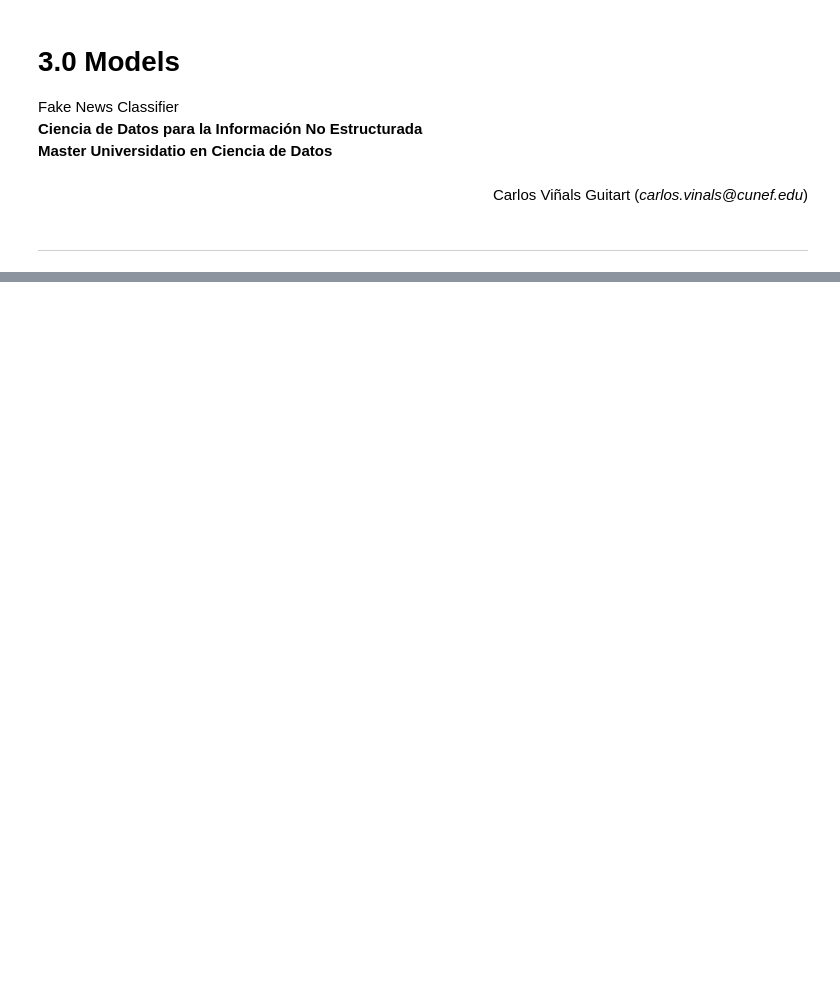
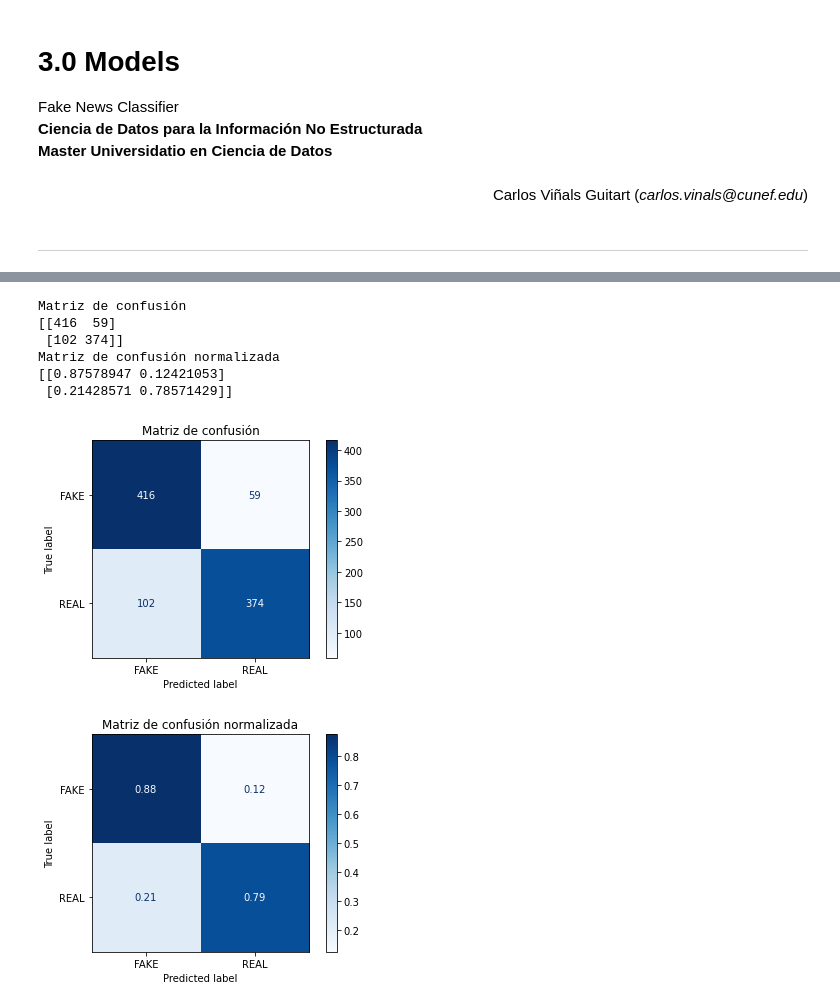
Before and after one commit to carviagu/fake_news_classifier_model, a Jupyter notebook: notebooks/3.0-cvg-modelling.ipynb, the cells around one changed output, grey strips where cells are left out. Saved outputs shown, nothing was run; the diff lists cells and outputs as text; code cells hidden in the pictures; blank space fills up the shorter version.

```diff
--- a/notebooks/3.0-cvg-modelling.ipynb
+++ b/notebooks/3.0-cvg-modelling.ipynb
@@ -194,4 +15,0 @@ model_curves_summary(Y_test, pred_prob, 'Multinomial Naive Bayes')
-# %%
-model = XGBClassifier(use_label_encoder=False, eval_metric="error") # Default values
-# %%
-model.fit(X_train, Y_train)
@@ -214,0 +152,20 @@ accuracy(Y_test, Y_pred)
+# %%
+# Data preprocessed with BOW only
+train_bow = pd.read_csv("../data/processed/train_bow.csv")
+test_bow = pd.read_csv("../data/processed/test_bow.csv")
+
+Y_train_bow = train_bow['label']
+X_train_bow = train_bow.drop(['label'], axis=1)
+
+Y_test_bow = test_bow['label']
+X_test_bow = test_bow.drop(['label'], axis=1)
+
+# Data preprocessed with BOW and TFD
+train_tfd = pd.read_csv("../data/processed/train_tfd.csv")
+test_tfd = pd.read_csv("../data/processed/test_tfd.csv")
+
+Y_train_tfd = train_tfd['label']
+X_train_tfd = train_tfd.drop(['label'], axis=1)
+
+Y_test_tfd = test_tfd['label']
+X_test_tfd = test_tfd.drop(['label'], axis=1)
@@ -214,0 +175,5 @@ accuracy(Y_test, Y_pred)
+# %%
+models = [tree.DecisionTreeClassifier(), RandomForestClassifier(), MultinomialNB(), GradientBoostingClassifier()]
+
+for i, m in enumerate(models):
+    model_train_test(m, X_train_bow, Y_train_bow, X_test_bow, Y_test_bow, "", i)
@@ -214,0 +201,16 @@ accuracy(Y_test, Y_pred)
+# %%
+titles_options = [
+    ("Matriz de confusión", None),
+    ("Matriz de confusión normalizada", "true"),
+]
+confusion_matrix(titles_options, Y_test_bow, models_collection['RandomForestClassifier'].predict(X_test_bow),
+                            ['FAKE', 'REAL'])
+# %% [output]
+Matriz de confusión
+[[416  59]
+ [102 374]]
+Matriz de confusión normalizada
+[[0.87578947 0.12421053]
+ [0.21428571 0.78571429]]
+[figure, added]
+[figure, added]
```
Also changed, not shown: parts of 47 cells of this notebook, 1 other file.
